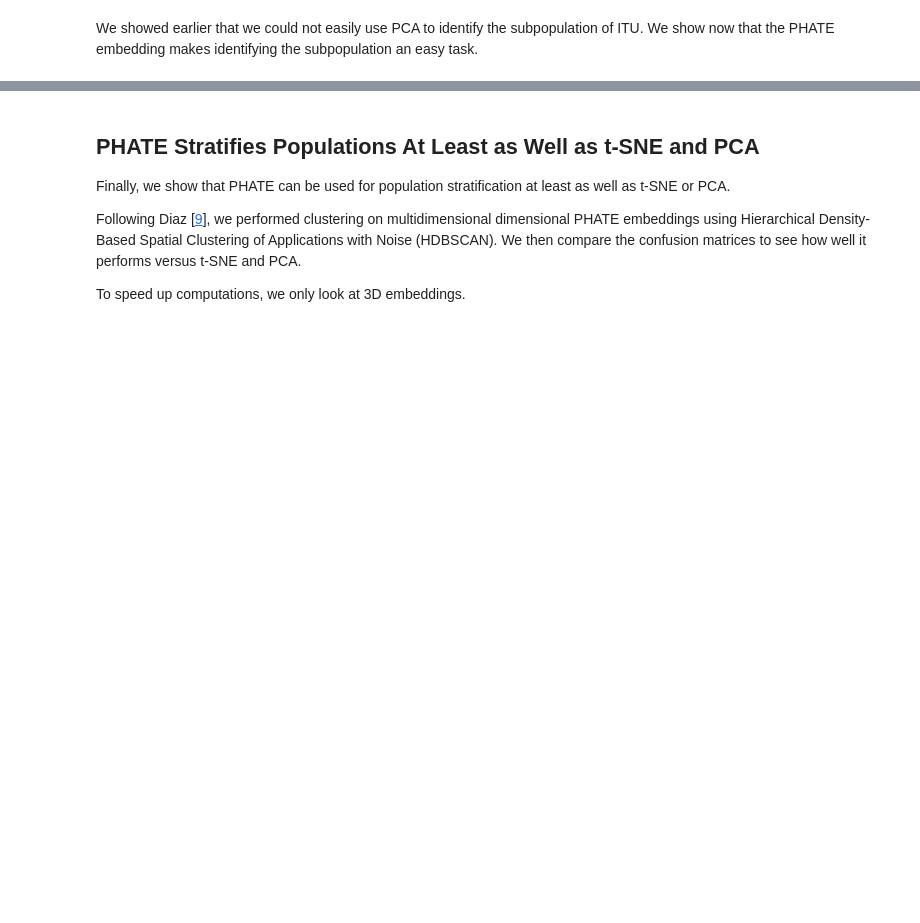
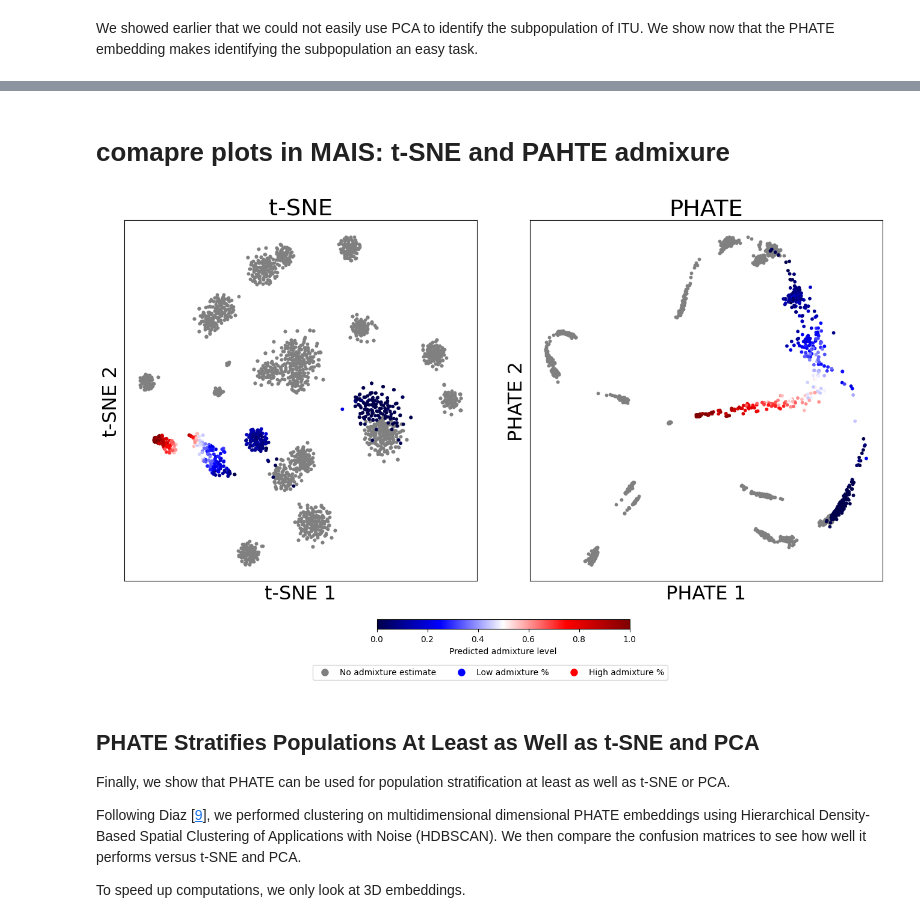
Before and after one commit to latent-reasoning-works/manylatents, a Jupyter notebook: notebooks/1000G/PHATE_Representations_Can_Effectively_Capture_Continuous_Population_Structure_in_Human_Genomic_Data_newdata.ipynb, the cells around one changed output, grey strips where cells are left out. Drawn from its saved outputs; the diff is of its cells as text; code cells hidden in the pictures; blank space fills up the shorter version.

Commit message:
update figures for MAIS 2024

```diff
--- a/notebooks/1000G/PHATE_Representations_Can_Effectively_Capture_Continuous_Population_Structure_in_Human_Genomic_Data_newdata.ipynb
+++ b/notebooks/1000G/PHATE_Representations_Can_Effectively_Capture_Continuous_Population_Structure_in_Human_Genomic_Data_newdata.ipynb
@@ -507,3 +509,67 @@ plt.tight_layout()
+# %% [markdown]
+# comapre plots in MAIS: t-SNE and PAHTE admixure
+# %%
+fig, ax = plt.subplots(ncols=2, figsize=(14, 8), gridspec_kw={'wspace': 0.15})
+# t-sne:
+has_admixed_estimate = admix_ratios[score_name] > 0
+
+scatter_no_admix = scprep.plot.scatter2d(tsne_embedding[~has_admixed_estimate],
+                                            s=10,
+                                            ax=ax[0],
+                                            color=[0.5, 0.5, 0.5, 1],
+                                            xticks=False,
+                                            yticks=False,
+                                            legend=False,
+                                            label_prefix='t-SNE ',
+                                            title = 't-SNE',
+                                            fontsize=16)
+scatter_admix = scprep.plot.scatter2d(tsne_embedding[has_admixed_estimate],
+                                        s=10, ax=ax[0],
+                                        c=admix_ratios['Amerindigenous ancestry (%)'][has_admixed_estimate],
+                                        xticks=False,
+                                        yticks=False,
+                                        legend=False,
+                                        label_prefix='t-SNE ',
+                                        title = 't-SNE',
+                                        fontsize=16,
+                                        cmap='seismic')
+
+scatter_no_admix = scprep.plot.scatter2d(phate_embedding[~has_admixed_estimate],
+                                            s=10,
+                                            ax=ax[1],
+                                            color=[0.5, 0.5, 0.5, 1],
+                                            xticks=False,
+                                            yticks=False,
+                                            legend=False,
+                                            label_prefix='t-SNE ',
+                                            title = 'PHATE',
+                                            fontsize=16)
+scatter_admix = scprep.plot.scatter2d(phate_embedding[has_admixed_estimate],
+                                        s=10, ax=ax[1],
+                                        c=admix_ratios['Amerindigenous ancestry (%)'][has_admixed_estimate],
+                                        xticks=False,
+                                        yticks=False,
+                                        legend=False,
+                                        label_prefix='PHATE ',
+                                        title = 'PHATE',
+                                        fontsize=16,
+                                        cmap='seismic')
+
+
+# Add colorbar
+cbar_ax = fig.add_axes([0.35, 0.05, 0.3, 0.02])  # Adjust these values as needed for position and size
+cbar = fig.colorbar(plt.cm.ScalarMappable(cmap=plt.cm.seismic), cax=cbar_ax, orientation='horizontal', fraction=0.02)
+cbar.set_label('Predicted admixture level')
+
+# Add custom legend
+fig.legend(handles=legend_elements, loc='right', bbox_to_anchor=(0.7, -0.04), ncol=3)
+
+# Manually adjust the layout
+plt.subplots_adjust(left=0.05, right=0.95, top=0.90, bottom=0.15, hspace=0.1, wspace=0.3)
+
+plt.show()
+# %% [output]
+[figure, added]
 # %% [markdown]
 ## PHATE Stratifies Populations At Least as Well as t-SNE and PCA
 
```
Also changed, not shown: parts of 7 cells of this notebook, 1 other file.
